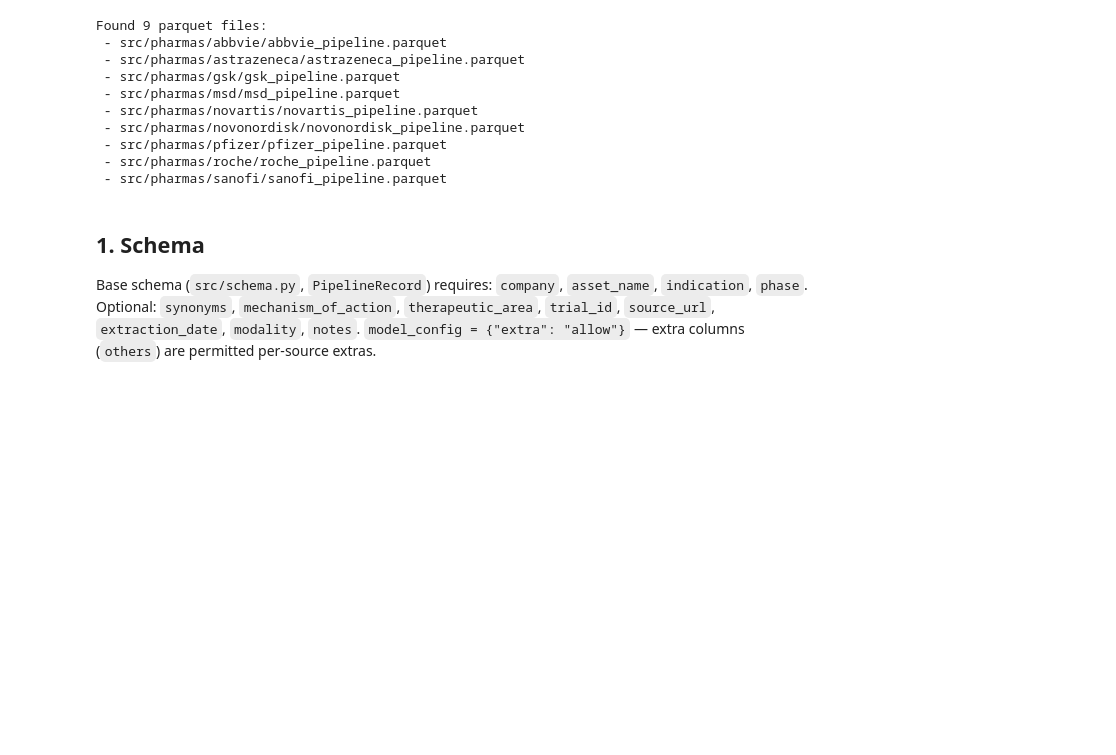
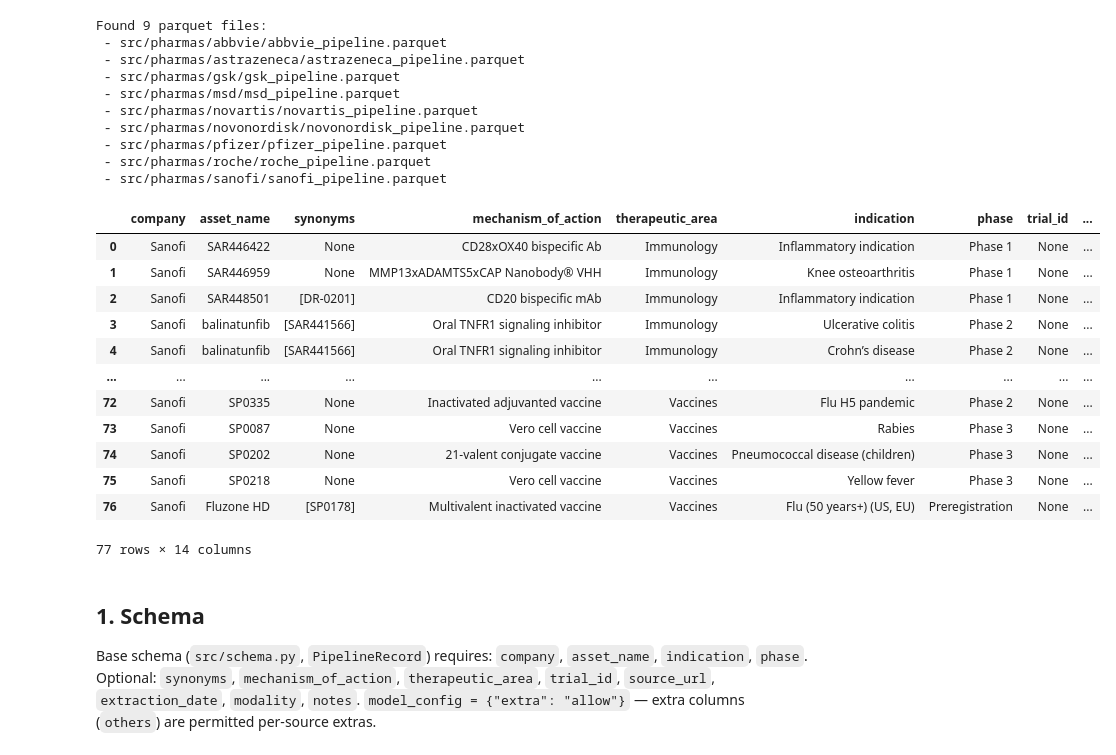
Before and after one commit to opentargets/hackathon_pharma_portfolio, a Jupyter notebook: notebooks/00_reviewing_results.ipynb, the cells around one changed output. Cells and saved outputs as stored; diff of their text form; code cells hidden in the pictures; blank space fills up the shorter version.

```diff
--- a/notebooks/00_reviewing_results.ipynb
+++ b/notebooks/00_reviewing_results.ipynb
@@ -48,6 +48,22 @@ Found 9 parquet files:
  - src/pharmas/pfizer/pfizer_pipeline.parquet
  - src/pharmas/roche/roche_pipeline.parquet
  - src/pharmas/sanofi/sanofi_pipeline.parquet
+# %%
+df
+# %% [output]
+|  | company | asset_name | synonyms | mechanism_of_action | therapeutic_area | indication | phase | trial_id | ... |
+| 0 | Sanofi | SAR446422 | None | CD28xOX40 bispecific Ab | Immunology | Inflammatory indication | Phase 1 | None | ... |
+| 1 | Sanofi | SAR446959 | None | MMP13xADAMTS5xCAP Nanobody® VHH | Immunology | Knee osteoarthritis | Phase 1 | None | ... |
+| 2 | Sanofi | SAR448501 | [DR-0201] | CD20 bispecific mAb | Immunology | Inflammatory indication | Phase 1 | None | ... |
+| 3 | Sanofi | balinatunfib | [SAR441566] | Oral TNFR1 signaling inhibitor | Immunology | Ulcerative colitis | Phase 2 | None | ... |
+| 4 | Sanofi | balinatunfib | [SAR441566] | Oral TNFR1 signaling inhibitor | Immunology | Crohn’s disease | Phase 2 | None | ... |
+| ... | ... | ... | ... | ... | ... | ... | ... | ... | ... |
+| 72 | Sanofi | SP0335 | None | Inactivated adjuvanted vaccine | Vaccines | Flu H5 pandemic | Phase 2 | None | ... |
+| 73 | Sanofi | SP0087 | None | Vero cell vaccine | Vaccines | Rabies | Phase 3 | None | ... |
+| 74 | Sanofi | SP0202 | None | 21-valent conjugate vaccine | Vaccines | Pneumococcal disease (children) | Phase 3 | None | ... |
+| 75 | Sanofi | SP0218 | None | Vero cell vaccine | Vaccines | Yellow fever | Phase 3 | None | ... |
+| 76 | Sanofi | Fluzone HD | [SP0178] | Multivalent inactivated vaccine | Vaccines | Flu (50 years+) (US, EU) | Preregistration | None | ... |
+77 rows × 14 columns
 # %% [markdown]
 ## 1. Schema
 
```
